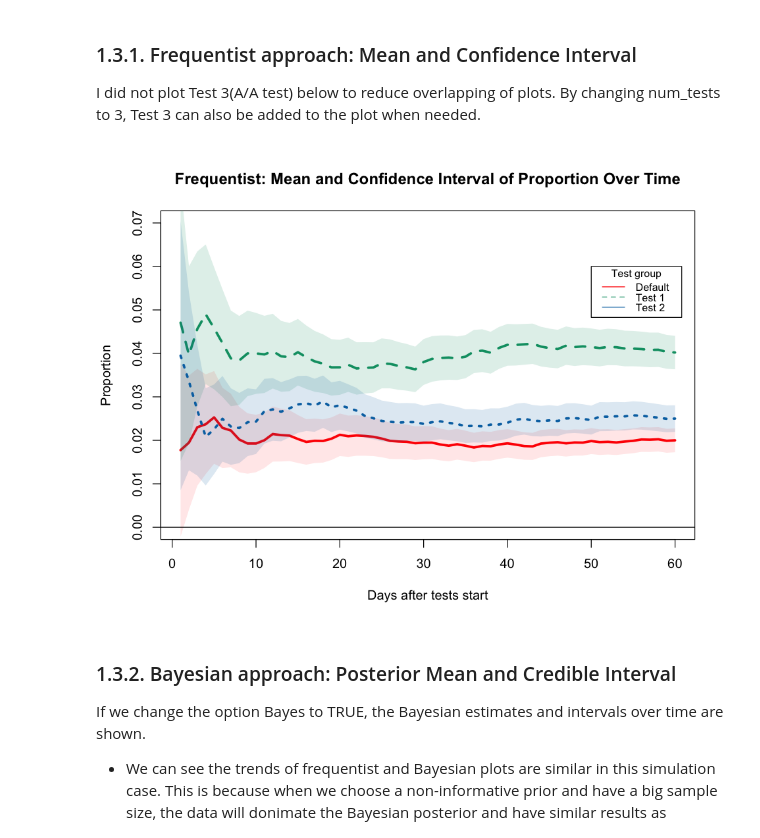
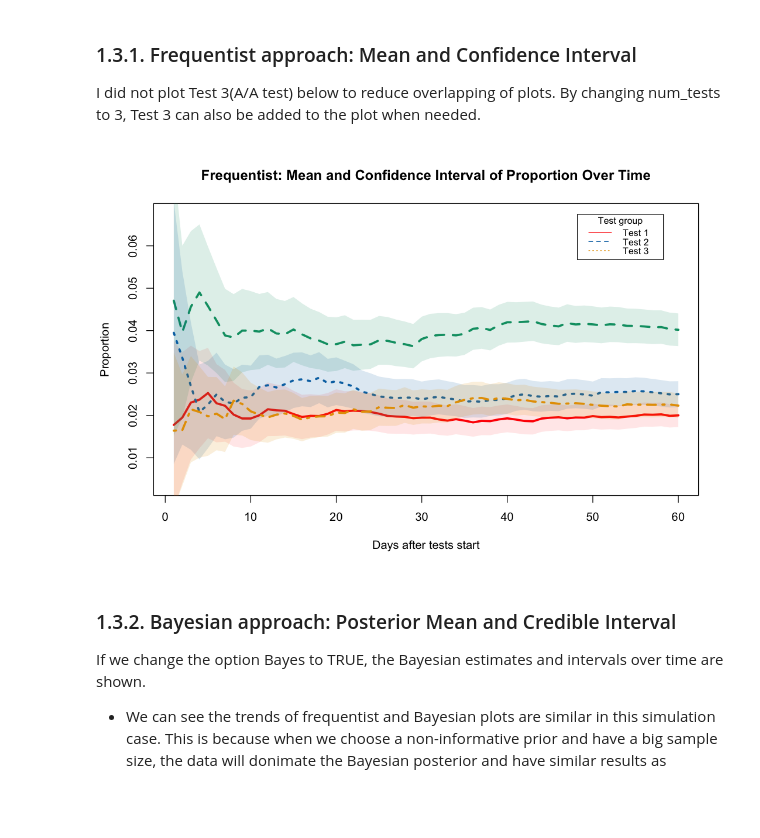
Before and after one commit to tukichen/Bayesian_AB_testing, a Jupyter notebook: Bayesian_AB_testing.ipynb, the cells around one changed output. Cells and saved outputs as stored; diff of their text form; code cells hidden in the pictures; blank space fills up the shorter version.

```diff
--- a/Bayesian_AB_testing.ipynb
+++ b/Bayesian_AB_testing.ipynb
@@ -64,27 +67,32 @@ test_duration = 60    # length of tests in days
 num_tests     = 3     # how many test variants excluding default
 counts        = 10000 # total view in each group
 prob_list     = c(0.02, 0.04, 0.025, 0.02) # true proportion of Test0, Test1, Test2, Test3
-alpha         = 0.05  # Confidence level
+alpha         = 0.1   # Confidence level
 # %%
 ## Simulate 4 datasets DF0, DF1, DF2, DF3 with true proportion  c(0.02, 0.04, 0.025, 0.02)
 
 set.seed(198911)  #set a random seed so results can be repeat
-for (i in 0:num_tests) {
-  assign(paste0("DF", i), data.frame(
-      Test_group = i,
-      Date = sample(seq(start_date, start_date+ test_duration -1 , by="day"), counts, replace = TRUE ),
-      Convert = rbinom(n = counts, size= 1, prob = prob_list[i+1]))
+
+simulate_data <- function(num_tests, start_date, test_duration,counts , prob_list ){
+   for (i in 0:num_tests) {
+      assign(paste0("DF", i), data.frame(
+          Test_group = i,
+          Date = sample(seq(start_date, start_date+ test_duration -1 , by="day"), counts, replace = TRUE ),
+          Convert = rbinom(n = counts, size= 1, prob = prob_list[i+1]))
         )
+    }
+
+    # Concatenate into one long dataset, on row corresponding to a users
+    DF = DF0
+    for ( k in 1:num_tests) {
+        DF= rbind(DF, get(paste0("DF", k)) )}
+    return(DF)
 }
 
-# Concatenate into one long dataset, on row corresponding to a users
-DF = DF0
-for ( k in 1:num_tests) {
-    DF= rbind(DF, get(paste0("DF", k)) )}
 
 # Write CSV in R
-write.csv(DF, file = "TestData.csv")
-
+#write.csv(DF, file = "TestData.csv")
+DF <- simulate_data(num_tests, start_date, test_duration,counts , prob_list )
 dim(DF)
 head(DF)
 # %% [output]
@@ -110,6 +122,8 @@ transform_data <- function(df ,   # data frame
                            a = alpha ,  # confidence level
                            a_0 = alpha_0, b_0= beta_0 # Beta prior parameter
                           ) {
+    num_tests = length(unique(DF$Test_group))-1
+
     result= data.frame()
     for (k in 0:num_tests){
         df_k = df[ df$Test_group == k, ]
@@ -134,7 +148,7 @@ transform_data <- function(df ,   # data frame
         Cred_UL = qbeta(1-a/2, shape1 = post_alpha , shape2 = post_beta )
 
         data = cbind(Date = as.Date(rownames(data)), as.Date(rownames(data)) - start_date +1, df_k[1,'Test_group'],
-                     data, CumTot  , CumConv, p , Conf_LL, Conf_UL , post_mean, Cred_LL, Cred_UL )
+                     data, CumTot  , CumConv, p , Conf_LL, Conf_UL , post_mean, Cred_LL, Cred_UL  )
 
         # save the data set to result
         if (dim(result)[1] > 0){ result= rbind(result, data)}
@@ -223,10 +246,10 @@ Freq_plot <- function(df, num_tests=2,
 ### 1.3.1. Frequentist approach: Mean and Confidence Interval
 I did  not plot Test 3(A/A test) below to reduce overlapping of plots. By changing num_tests to 3, Test 3 can also be added to the plot when needed.
 # %%
-options(repr.plot.width=8, repr.plot.height= 6)
-Freq_plot(df=CR, num_tests=2, Bayes = FALSE)
+options(repr.plot.width=9, repr.plot.height= 6)
+Freq_plot(df=CR, num_tests=3, Bayes = FALSE)
 # %% [output]
-[figure, old version]
+[figure, new version]
 # %% [markdown]
 ### 1.3.2. Bayesian approach: Posterior Mean and Credible Interval
 If we change the option Bayes to TRUE, the Bayesian estimates and intervals over time are shown.
```
Also changed, not shown: parts of 39 cells of this notebook, 5 other files.
